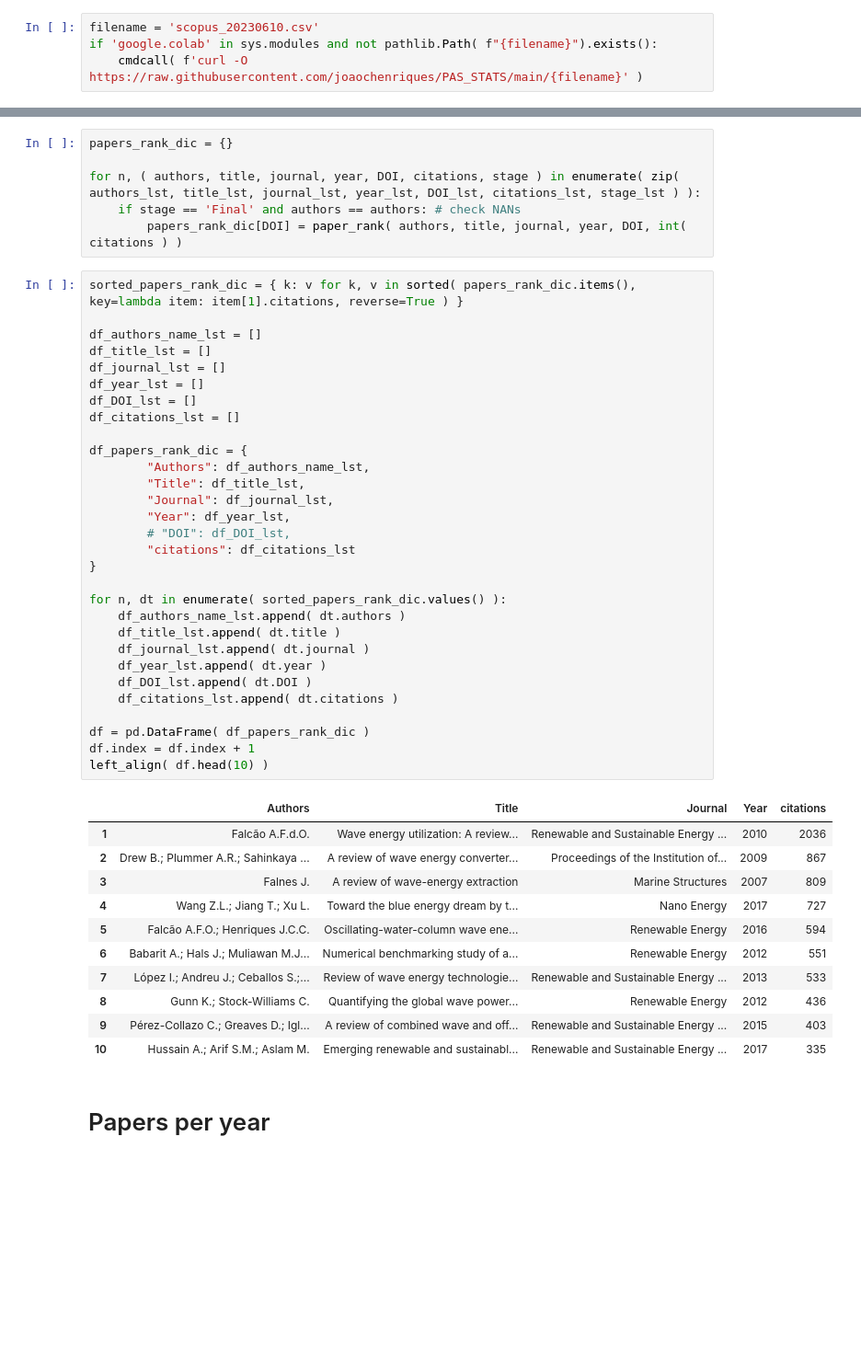
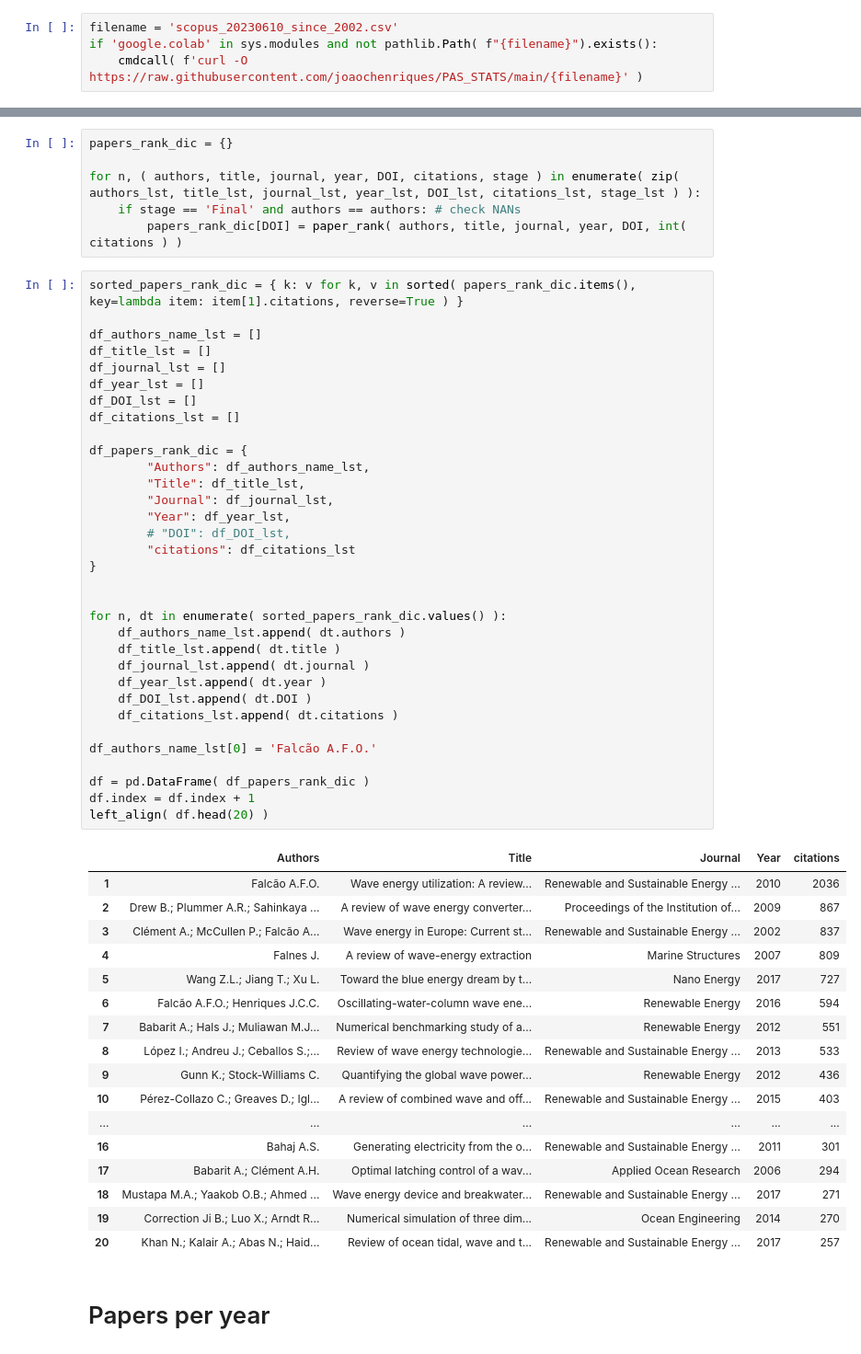
Before and after one commit to joaochenriques/PAS_STATS, a Jupyter notebook: WaveEnergyStatistics.ipynb, the cells around one changed output, grey strips where cells are left out. Shown at 92% size. Cells and saved outputs as stored; diff of their text form; blank space fills up the shorter version.

````diff
--- a/WaveEnergyStatistics.ipynb
+++ b/WaveEnergyStatistics.ipynb
@@ -95,6 +95,6 @@ TITLE-ABS-KEY-AUTH(WAVE-ENERGY) AND PUBYEAR AFT 2002 AND DOCTYPE(ar OR re) AND
 )
 ```
 # %%
-filename = 'scopus_20230610.csv'
+filename = 'scopus_20230610_since_2002.csv'
 if 'google.colab' in sys.modules and not pathlib.Path( f"{filename}").exists():
     cmdcall( f'curl -O https://raw.githubusercontent.com/joaochenriques/PAS_STATS/main/{filename}' )
@@ -301,44 +300,53 @@ for n, ( authors, title, journal, year, DOI, citations, stage ) in enumerate( zi
 sorted_papers_rank_dic = { k: v for k, v in sorted( papers_rank_dic.items(), key=lambda item: item[1].citations, reverse=True ) }
 
 df_authors_name_lst = []
 df_title_lst = []
 df_journal_lst = []
 df_year_lst = []
 df_DOI_lst = []
 df_citations_lst = []
 
 df_papers_rank_dic = {
         "Authors": df_authors_name_lst,
         "Title": df_title_lst,
         "Journal": df_journal_lst,
         "Year": df_year_lst,
         # "DOI": df_DOI_lst,
         "citations": df_citations_lst
 }
 
+
 for n, dt in enumerate( sorted_papers_rank_dic.values() ):
     df_authors_name_lst.append( dt.authors )
     df_title_lst.append( dt.title )
     df_journal_lst.append( dt.journal )
     df_year_lst.append( dt.year )
     df_DOI_lst.append( dt.DOI )
     df_citations_lst.append( dt.citations )
 
+df_authors_name_lst[0] = 'Falcão A.F.O.'
+
 df = pd.DataFrame( df_papers_rank_dic )
 df.index = df.index + 1
-left_align( df.head(10) )
+left_align( df.head(20) )
 # %% [output]
 |  | Authors | Title | Journal | Year | citations |
-| 1 | Falcão A.F.d.O. | Wave energy utilization: A review... | Renewable and Sustainable Energy ... | 2010 | 2036 |
+| 1 | Falcão A.F.O. | Wave energy utilization: A review... | Renewable and Sustainable Energy ... | 2010 | 2036 |
 | 2 | Drew B.; Plummer A.R.; Sahinkaya ... | A review of wave energy converter... | Proceedings of the Institution of... | 2009 | 867 |
-| 3 | Falnes J. | A review of wave-energy extraction | Marine Structures | 2007 | 809 |
-| 4 | Wang Z.L.; Jiang T.; Xu L. | Toward the blue energy dream by t... | Nano Energy | 2017 | 727 |
-| 5 | Falcão A.F.O.; Henriques J.C.C. | Oscillating-water-column wave ene... | Renewable Energy | 2016 | 594 |
-| 6 | Babarit A.; Hals J.; Muliawan M.J... | Numerical benchmarking study of a... | Renewable Energy | 2012 | 551 |
-| 7 | López I.; Andreu J.; Ceballos S.;... | Review of wave energy technologie... | Renewable and Sustainable Energy ... | 2013 | 533 |
-| 8 | Gunn K.; Stock-Williams C. | Quantifying the global wave power... | Renewable Energy | 2012 | 436 |
-| 9 | Pérez-Collazo C.; Greaves D.; Igl... | A review of combined wave and off... | Renewable and Sustainable Energy ... | 2015 | 403 |
-| 10 | Hussain A.; Arif S.M.; Aslam M. | Emerging renewable and sustainabl... | Renewable and Sustainable Energy ... | 2017 | 335 |
+| 3 | Clément A.; McCullen P.; Falcão A... | Wave energy in Europe: Current st... | Renewable and Sustainable Energy ... | 2002 | 837 |
+| 4 | Falnes J. | A review of wave-energy extraction | Marine Structures | 2007 | 809 |
+| 5 | Wang Z.L.; Jiang T.; Xu L. | Toward the blue energy dream by t... | Nano Energy | 2017 | 727 |
+| 6 | Falcão A.F.O.; Henriques J.C.C. | Oscillating-water-column wave ene... | Renewable Energy | 2016 | 594 |
+| 7 | Babarit A.; Hals J.; Muliawan M.J... | Numerical benchmarking study of a... | Renewable Energy | 2012 | 551 |
+| 8 | López I.; Andreu J.; Ceballos S.;... | Review of wave energy technologie... | Renewable and Sustainable Energy ... | 2013 | 533 |
+| 9 | Gunn K.; Stock-Williams C. | Quantifying the global wave power... | Renewable Energy | 2012 | 436 |
+| 10 | Pérez-Collazo C.; Greaves D.; Igl... | A review of combined wave and off... | Renewable and Sustainable Energy ... | 2015 | 403 |
+| ... | ... | ... | ... | ... | ... |
+| 16 | Bahaj A.S. | Generating electricity from the o... | Renewable and Sustainable Energy ... | 2011 | 301 |
+| 17 | Babarit A.; Clément A.H. | Optimal latching control of a wav... | Applied Ocean Research | 2006 | 294 |
+| 18 | Mustapa M.A.; Yaakob O.B.; Ahmed ... | Wave energy device and breakwater... | Renewable and Sustainable Energy ... | 2017 | 271 |
+| 19 | Correction Ji B.; Luo X.; Arndt R... | Numerical simulation of three dim... | Ocean Engineering | 2014 | 270 |
+| 20 | Khan N.; Kalair A.; Abas N.; Haid... | Review of ocean tidal, wave and t... | Renewable and Sustainable Energy ... | 2017 | 257 |
 # %% [markdown]
 # Papers per year
 # %%
````
Also changed, not shown: parts of 12 cells of this notebook.
